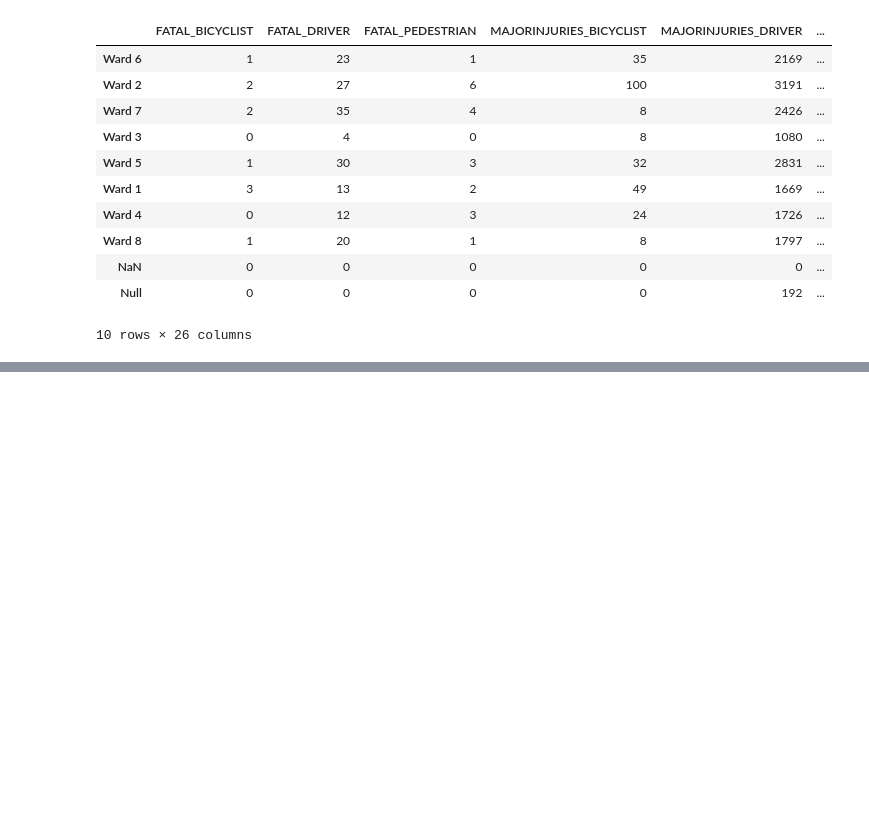
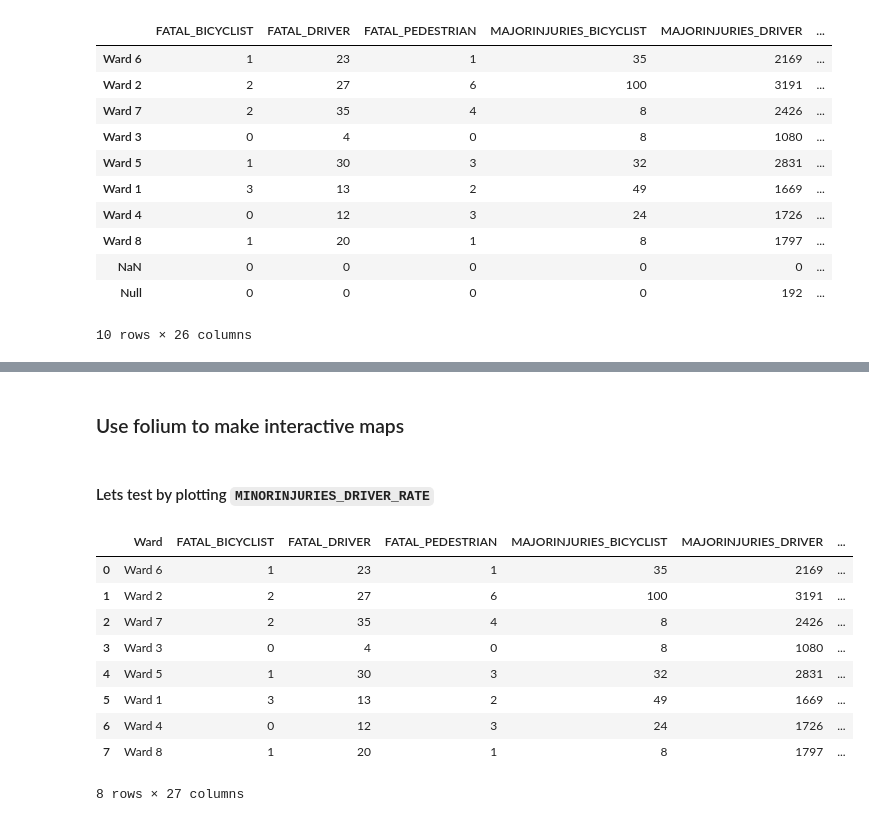
Before and after one commit to hm9464/dc_data_repo, a Jupyter notebook: crashes_in_dc.ipynb, the cells around one changed output, grey strips where cells are left out. Saved outputs shown, nothing was run; the diff lists cells and outputs as text; code cells hidden in the pictures; blank space fills up the shorter version.

Commit message:
first plot using folium leaflet

```diff
--- a/crashes_in_dc.ipynb
+++ b/crashes_in_dc.ipynb
@@ -132,0 +124,2 @@ nearest_street_df.sort_values(by='MAJORINJURIES_BICYCLIST_RATE', ascending=False
+# %% [markdown]
+### Use folium to make interactive maps
@@ -132,0 +130,20 @@ nearest_street_df.sort_values(by='MAJORINJURIES_BICYCLIST_RATE', ascending=False
+# %% [markdown]
+#### Lets test by plotting `MINORINJURIES_DRIVER_RATE`
+# %%
+wards_df.reset_index(inplace=True)
+wards_df.rename(columns={'index': 'Ward'}, inplace=True)
+wards_df = wards_df[wards_df['Ward'].isnull()==False]
+wards_df = wards_df[wards_df['Ward']!='Null']
+# %%
+wards_df
+# %% [output]
+|  | Ward | FATAL_BICYCLIST | FATAL_DRIVER | FATAL_PEDESTRIAN | MAJORINJURIES_BICYCLIST | MAJORINJURIES_DRIVER | ... |
+| 0 | Ward 6 | 1 | 23 | 1 | 35 | 2169 | ... |
+| 1 | Ward 2 | 2 | 27 | 6 | 100 | 3191 | ... |
+| 2 | Ward 7 | 2 | 35 | 4 | 8 | 2426 | ... |
+| 3 | Ward 3 | 0 | 4 | 0 | 8 | 1080 | ... |
+| 4 | Ward 5 | 1 | 30 | 3 | 32 | 2831 | ... |
+| 5 | Ward 1 | 3 | 13 | 2 | 49 | 1669 | ... |
+| 6 | Ward 4 | 0 | 12 | 3 | 24 | 1726 | ... |
+| 7 | Ward 8 | 1 | 20 | 1 | 8 | 1797 | ... |
+8 rows × 27 columns
```
Also changed, not shown: parts of 10 cells of this notebook, 4 other files.
